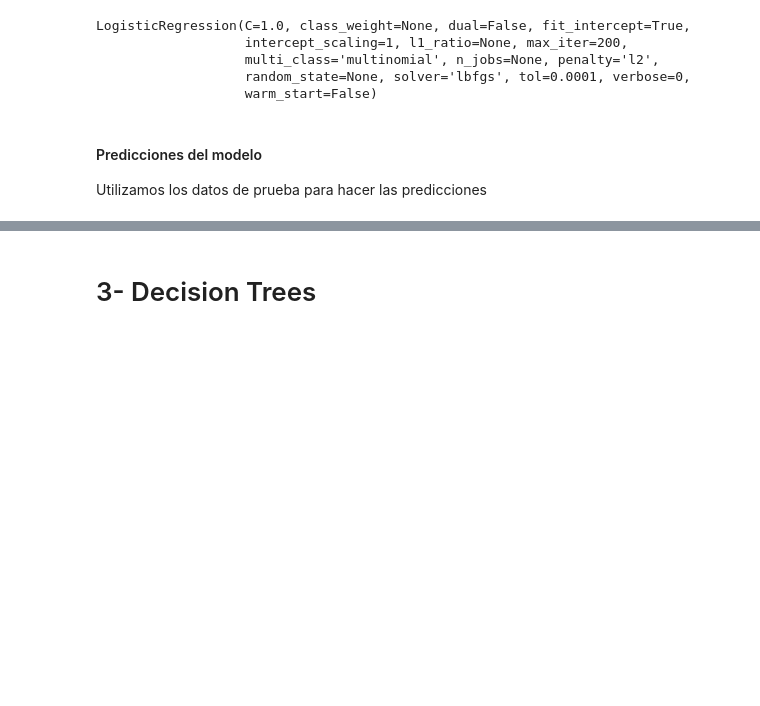
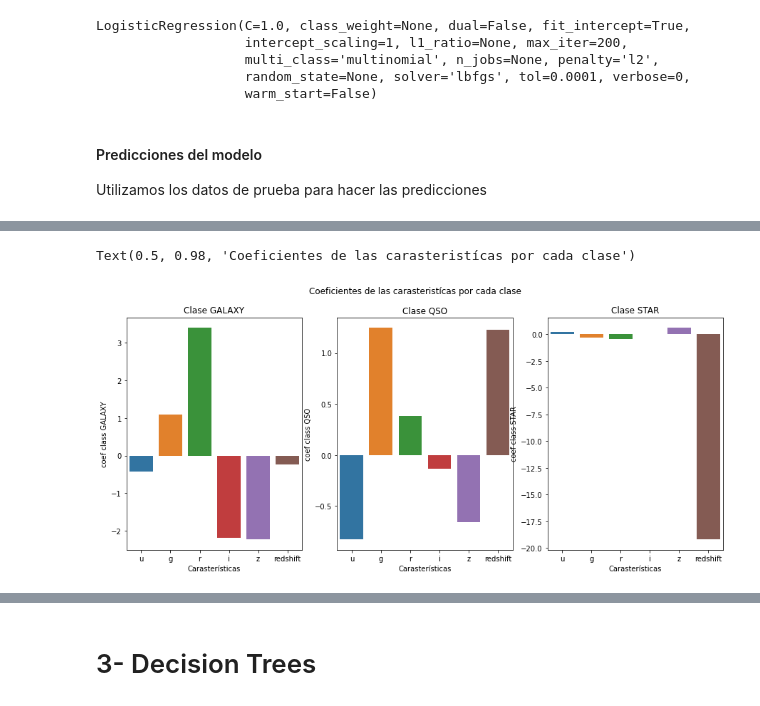
Before and after one commit to eleazarVasquez/INFO257, a Jupyter notebook: TareaPracticaUnidad1/TareaPracticaUnidad1.ipynb, the cells around one changed output, grey strips where cells are left out. Cells and saved outputs as stored; diff of their text form; code cells hidden in the pictures; blank space fills up the shorter version.

```diff
--- a/TareaPracticaUnidad1/TareaPracticaUnidad1.ipynb
+++ b/TareaPracticaUnidad1/TareaPracticaUnidad1.ipynb
@@ -177,8 +216,0 @@ Para este modelo probaremos diferentes k en un rango de [1,10] y elegiremos el q
-# %%
-k_range = range(1,10)
-score = []
-for k in k_range:
-    knn = KNeighborsClassifier(n_neighbors=k)
-    knn.fit(X_train_scaled, y_train)
-    y_pred_knn = knn.predict(X_test_scaled)
-    score.append(accuracy_score(y_test, y_pred_knn))
@@ -194,3 +216,0 @@ Del grafico anterior podemos decir que para un k=3 el modelo k-nearest neighbors
-# %%
-neigh = KNeighborsClassifier(n_neighbors=3)
-neigh.fit(X_train_scaled, y_train)
@@ -204,0 +255,3 @@ neigh.score(X_train_scaled, y_train)
+# %%
+svc = LinearSVC(random_state=0, tol=1e-5, max_iter=5000)
+svc.fit(X_train_scaled, y_train)
@@ -222,0 +301,5 @@ weighted avg       0.91      0.90      0.90      3000
+# %%
+coefficientsk = pd.DataFrame({"Carasterísticas":X.columns,"coef class {}".format(svc.classes_[0]):svc.coef_[0],
+                                                          "coef class {}".format(svc.classes_[1]):svc.coef_[1],
+                                                          "coef class {}".format(svc.classes_[2]):svc.coef_[2]})
+coefficientsk
@@ -222,0 +314,9 @@ weighted avg       0.91      0.90      0.90      3000
+# %%
+fig, axs = plt.subplots(ncols=3, figsize=(15, 6))
+sb.barplot(x='Carasterísticas', y='coef class GALAXY', data=coefficientsk, ax=axs[0]).set_title('Clase GALAXY')
+sb.barplot(x='Carasterísticas', y='coef class QSO', data=coefficientsk, ax=axs[1]).set_title('Clase QSO')
+sb.barplot(x='Carasterísticas', y='coef class STAR', data=coefficientsk, ax=axs[2]).set_title('Clase STAR')
+fig.suptitle('Coeficientes de las carasteristícas por cada clase')
+# %% [output]
+Text(0.5, 0.98, 'Coeficientes de las carasteristícas por cada clase')
+[figure, added]
```
Also changed, not shown: parts of 69 cells of this notebook, 1 other file.
